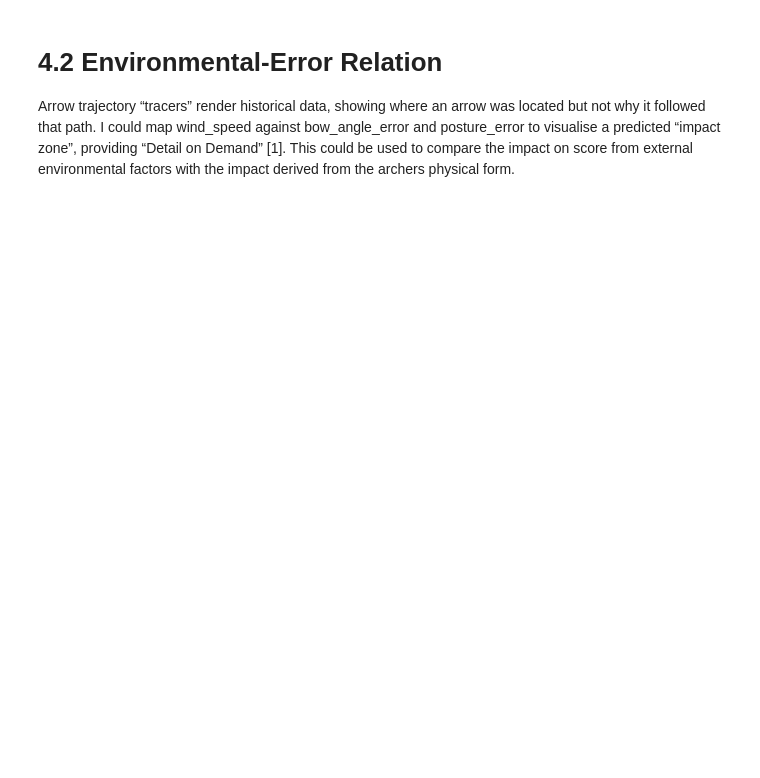
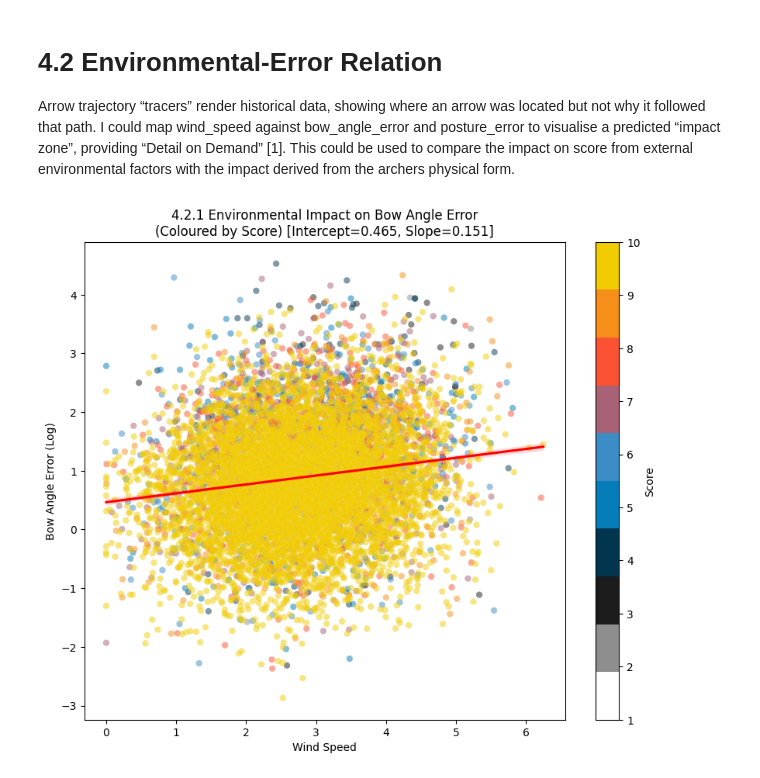
Before and after one commit to corey-richardson/comp3007-cw2, a Jupyter notebook: notebook.ipynb, the cells around one changed output. Cells and saved outputs as stored; diff of their text form; code cells hidden in the pictures; blank space fills up the shorter version.

```diff
--- a/notebook.ipynb
+++ b/notebook.ipynb
@@ -101,3 +134,33 @@ plt.show()
 # 4.2 Environmental-Error Relation
 
 Arrow trajectory “tracers” render historical data, showing where an arrow was located but not why it followed that path. I could map wind_speed against bow_angle_error and posture_error to visualise a predicted “impact zone”, providing “Detail on Demand” [1]. This could be used to compare the impact on score from external environmental factors with the impact derived from the archers physical form.
+# %%
+fig, ax = plt.subplots(figsize=(10, 8))
+
+# 4.2.1
+sns.scatterplot(
+    data=df_sorted_by_score, x="wind_speed", y="bow_angle_error",
+    hue="score", palette=archery_cmap, alpha=0.5, linewidth=0.1,
+    ax=ax
+)
+sns.regplot(
+    data=df, x="wind_speed", y="bow_angle_error",
+    scatter=False, color="red",
+    ax=ax
+)
+
+slope, intercept = np.polyfit(df["wind_speed"], df["bow_angle_error"], 1)
+ax.set_xscale('symlog', linthresh=0.1)
+
+ax.set_title(f"4.2.1 Environmental Impact on Bow Angle Error\n(Coloured by Score) [Intercept={intercept:.3f}, Slope={slope:.3f}]")
+ax.set_xlabel("Wind Speed")
+ax.set_ylabel("Bow Angle Error (Log)")
+ax.get_legend().remove()
+
+sm1 = plt.cm.ScalarMappable(cmap=archery_cmap, norm=plt.Normalize(1, 10))
+cbar_ax1 = plt.colorbar(sm1, ax=ax)
+cbar_ax1.set_label("Score")
+
+plt.savefig("graphs/4-2-1-EnviromentalImpactOnBowAngleError.png", dpi=300)
+# %% [output]
+[figure, added]
```
Also changed, not shown: parts of 6 cells of this notebook, 7 other files.
